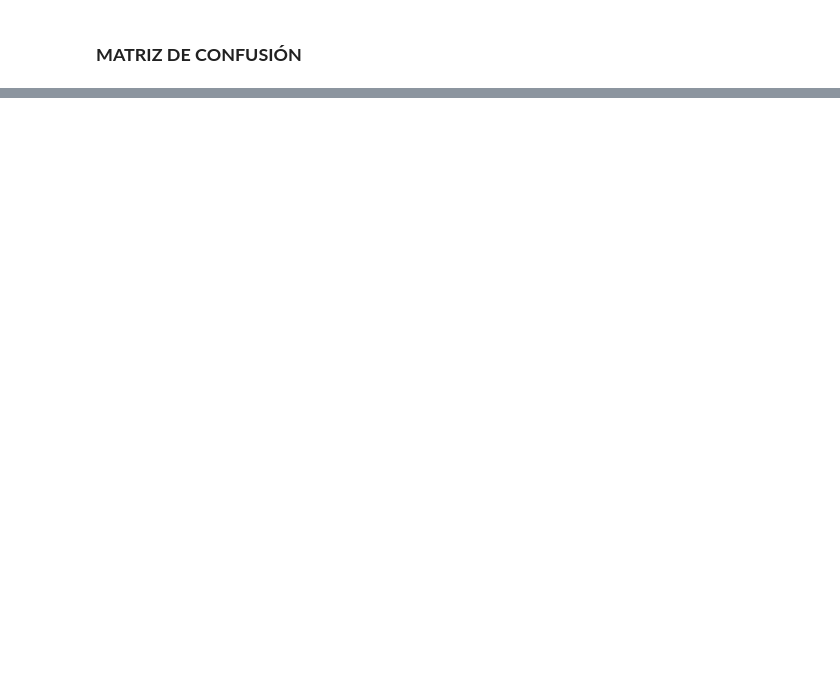
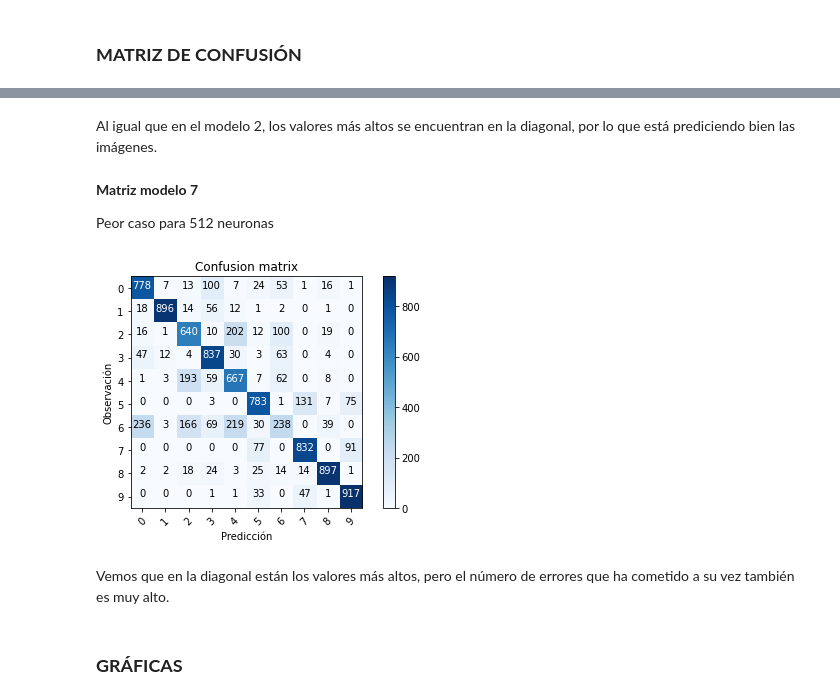
Before and after one commit to anamunoz01/AA_PRACTICA1_GRUPO_10, a Jupyter notebook: Practica1.ipynb, the cells around one changed output, grey strips where cells are left out. Cells and saved outputs as stored; diff of their text form; code cells hidden in the pictures; blank space fills up the shorter version.

```diff
--- a/Practica1.ipynb
+++ b/Practica1.ipynb
@@ -1404,0 +1418,18 @@ plot_confusion_matrix(confusion_mtx4, classes = range(10))
+# %% [markdown]
+Al igual que en el modelo 2, los valores más altos se encuentran en la diagonal, por lo que está prediciendo bien las imágenes.
+# %% [markdown]
+**Matriz modelo 7**
+
+Peor caso para 512 neuronas
+# %%
+Y_pred7 = network7.predict(test_images)
+Y_pred_classes7 = np.argmax(Y_pred7, axis = 1)
+Y_true7 = np.argmax(test_labels, axis = 1)
+confusion_mtx7 = confusion_matrix(Y_true7, Y_pred_classes7)
+plot_confusion_matrix(confusion_mtx7, classes = range(10))
+# %% [output]
+[figure, added]
+# %% [markdown]
+Vemos que en la diagonal están los valores más altos, pero el número de errores que ha cometido a su vez también es muy alto.
+# %% [markdown]
+### **GRÁFICAS**
```
Also changed, not shown: parts of 89 cells of this notebook.
